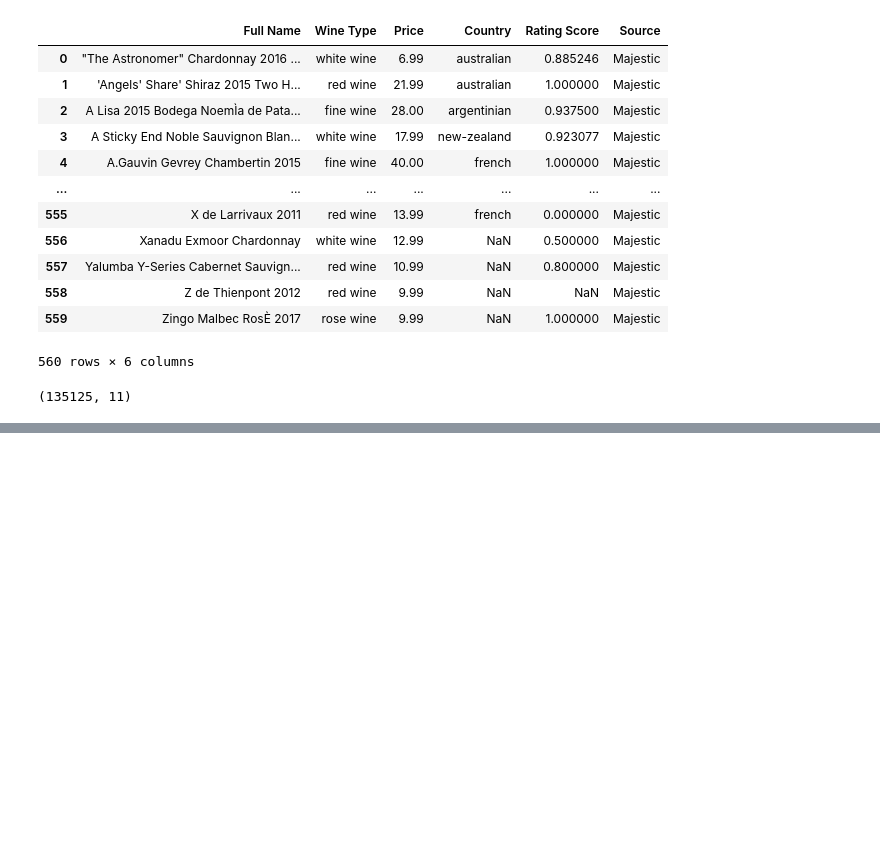
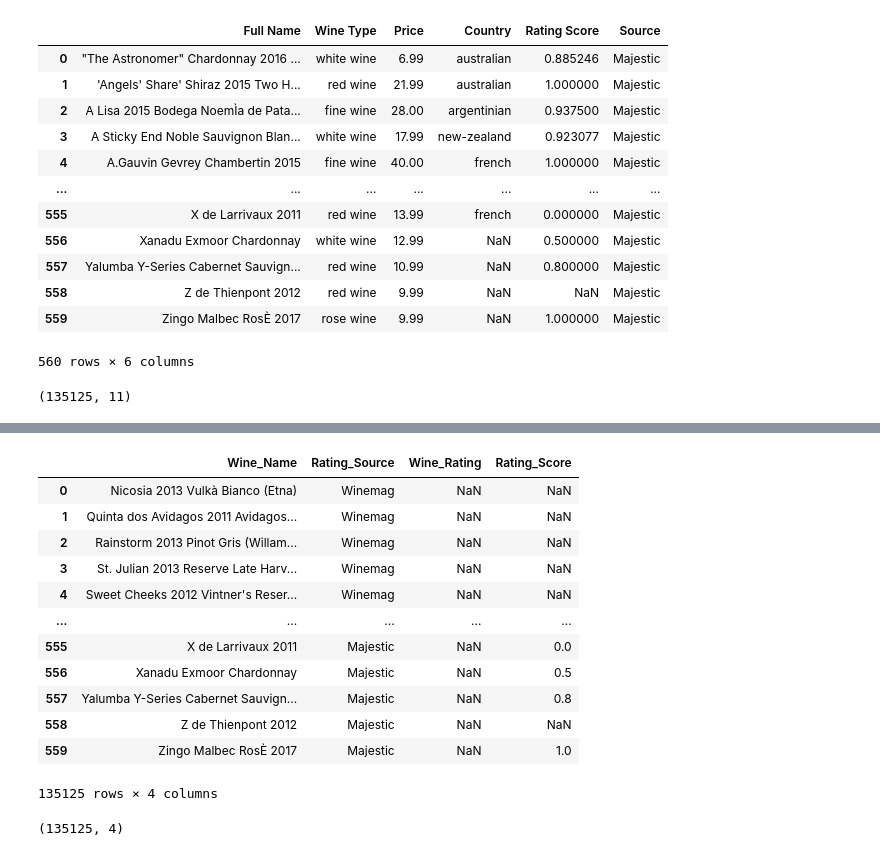
Before and after one commit to nirupamashankar/ETL-Project, a Jupyter notebook: wine_data.ipynb, the cells around one changed output, grey strips where cells are left out. Saved outputs shown, nothing was run; the diff lists cells and outputs as text; code cells hidden in the pictures; blank space fills up the shorter version.

```diff
--- a/wine_data.ipynb
+++ b/wine_data.ipynb
@@ -116,0 +172,25 @@ df2_data = df2.to_csv('df2.csv', index = True)
+# %%
+rating_df = df2[['Full Name', 'Source', 'Wine Rating', 'Rating Score']]
+rating_df = rating_df.rename(columns={'Full Name': 'Wine_Name',
+                                     'Source': 'Rating_Source',
+                                     'Wine Rating': 'Wine_Rating',
+                                     'Rating Score': 'Rating_Score'})
+rating_df
+# %% [output]
+|  | Wine_Name | Rating_Source | Wine_Rating | Rating_Score |
+| 0 | Nicosia 2013 Vulkà Bianco (Etna) | Winemag | NaN | NaN |
+| 1 | Quinta dos Avidagos 2011 Avidagos... | Winemag | NaN | NaN |
+| 2 | Rainstorm 2013 Pinot Gris (Willam... | Winemag | NaN | NaN |
+| 3 | St. Julian 2013 Reserve Late Harv... | Winemag | NaN | NaN |
+| 4 | Sweet Cheeks 2012 Vintner's Reser... | Winemag | NaN | NaN |
+| ... | ... | ... | ... | ... |
+| 555 | X de Larrivaux 2011 | Majestic | NaN | 0.0 |
+| 556 | Xanadu Exmoor Chardonnay | Majestic | NaN | 0.5 |
+| 557 | Yalumba Y-Series Cabernet Sauvign... | Majestic | NaN | 0.8 |
+| 558 | Z de Thienpont 2012 | Majestic | NaN | NaN |
+| 559 | Zingo Malbec RosÈ 2017 | Majestic | NaN | 1.0 |
+135125 rows × 4 columns
+# %%
+rating_df.shape
+# %% [output]
+(135125, 4)
```
Also changed, not shown: parts of 3 cells of this notebook.
